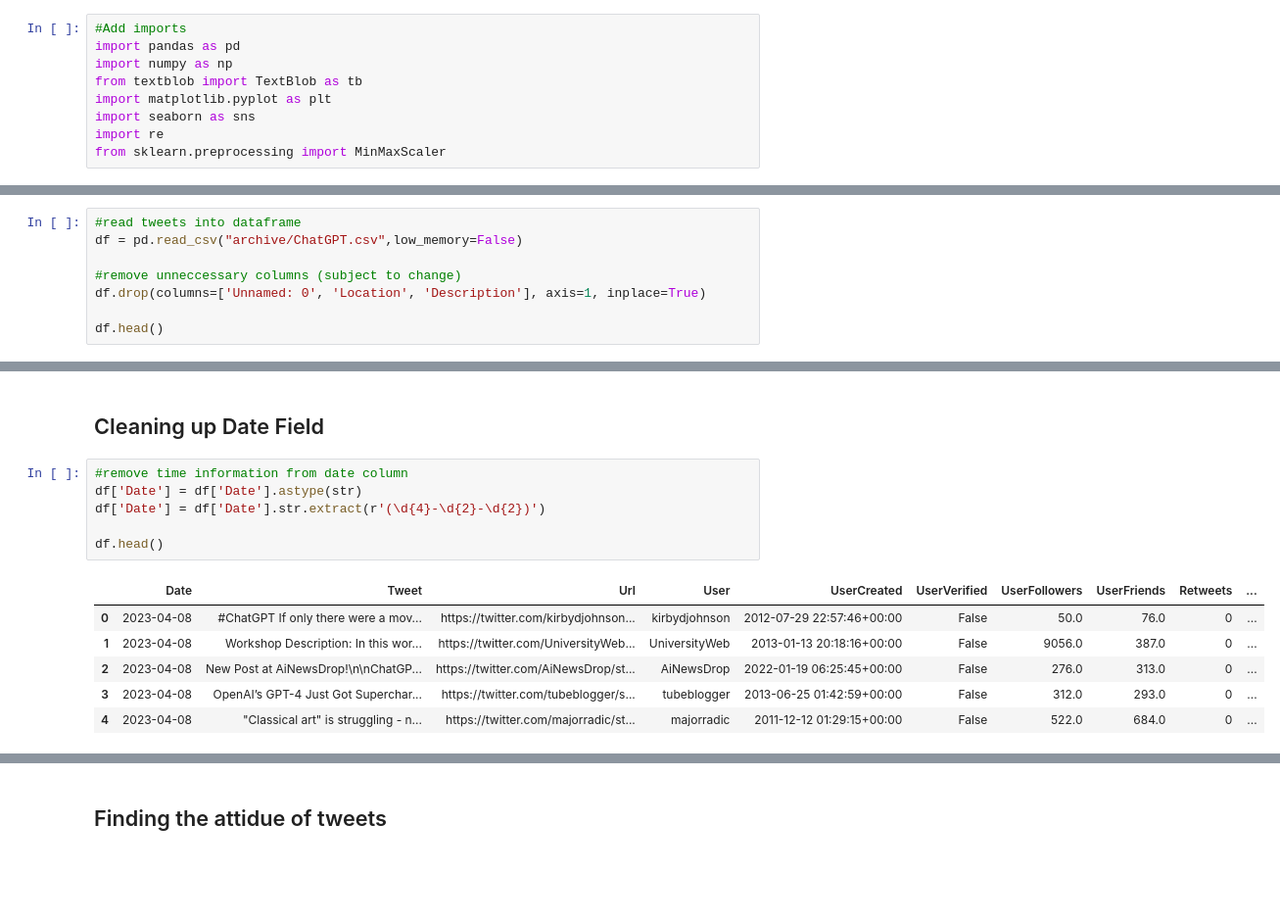
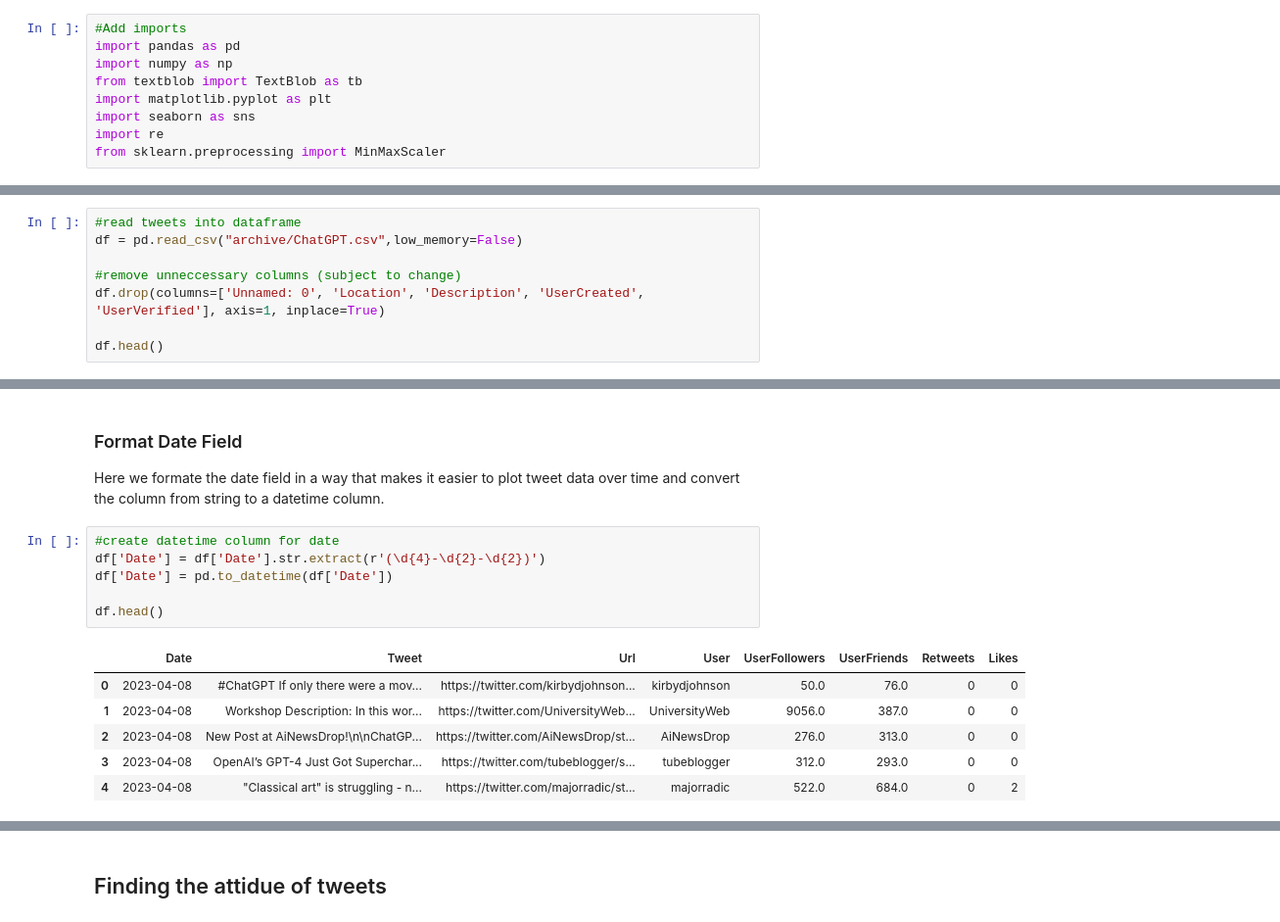
Before and after one commit to Jozue124/CMSC_320_Final_Tutorial, a Jupyter notebook: final_tutorial.ipynb, the cells around one changed output, grey strips where cells are left out. Shown at 98% size. Cells and saved outputs as stored; diff of their text form; blank space fills up the shorter version.

```diff
--- a/final_tutorial.ipynb
+++ b/final_tutorial.ipynb
@@ -27,0 +32,8 @@ from sklearn.preprocessing import MinMaxScaler
+# %%
+#read tweets into dataframe
+df = pd.read_csv("archive/ChatGPT.csv",low_memory=False)
+
+#remove unneccessary columns (subject to change)
+df.drop(columns=['Unnamed: 0', 'Location', 'Description', 'UserCreated', 'UserVerified'], axis=1, inplace=True)
+
+df.head()
@@ -30,8 +48,0 @@ from sklearn.preprocessing import MinMaxScaler
-# %%
-#read tweets into dataframe
-df = pd.read_csv("archive/ChatGPT.csv",low_memory=False)
-
-#remove unneccessary columns (subject to change)
-df.drop(columns=['Unnamed: 0', 'Location', 'Description'], axis=1, inplace=True)
-
-df.head()
@@ -45,15 +49,17 @@ df.head()
-# %% [markdown]
-## Cleaning up Date Field
+# %% [markdown]
+### Format Date Field
+
+Here we formate the date field in a way that makes it easier to plot tweet data over time and convert the column from string to a datetime column.
 # %%
-#remove time information from date column
-df['Date'] = df['Date'].astype(str)
+#create datetime column for date
 df['Date'] = df['Date'].str.extract(r'(\d{4}-\d{2}-\d{2})')
+df['Date'] = pd.to_datetime(df['Date'])
 
 df.head()
 # %% [output]
-|  | Date | Tweet | Url | User | UserCreated | UserVerified | UserFollowers | UserFriends | Retweets | ... |
-| 0 | 2023-04-08 | #ChatGPT If only there were a mov... | https://twitter.com/kirbydjohnson... | kirbydjohnson | 2012-07-29 22:57:46+00:00 | False | 50.0 | 76.0 | 0 | ... |
-| 1 | 2023-04-08 | Workshop Description: In this wor... | https://twitter.com/UniversityWeb... | UniversityWeb | 2013-01-13 20:18:16+00:00 | False | 9056.0 | 387.0 | 0 | ... |
-| 2 | 2023-04-08 | New Post at AiNewsDrop!\n\nChatGP... | https://twitter.com/AiNewsDrop/st... | AiNewsDrop | 2022-01-19 06:25:45+00:00 | False | 276.0 | 313.0 | 0 | ... |
-| 3 | 2023-04-08 | OpenAI’s GPT-4 Just Got Superchar... | https://twitter.com/tubeblogger/s... | tubeblogger | 2013-06-25 01:42:59+00:00 | False | 312.0 | 293.0 | 0 | ... |
-| 4 | 2023-04-08 | "Classical art" is struggling - n... | https://twitter.com/majorradic/st... | majorradic | 2011-12-12 01:29:15+00:00 | False | 522.0 | 684.0 | 0 | ... |
+|  | Date | Tweet | Url | User | UserFollowers | UserFriends | Retweets | Likes |
+| 0 | 2023-04-08 | #ChatGPT If only there were a mov... | https://twitter.com/kirbydjohnson... | kirbydjohnson | 50.0 | 76.0 | 0 | 0 |
+| 1 | 2023-04-08 | Workshop Description: In this wor... | https://twitter.com/UniversityWeb... | UniversityWeb | 9056.0 | 387.0 | 0 | 0 |
+| 2 | 2023-04-08 | New Post at AiNewsDrop!\n\nChatGP... | https://twitter.com/AiNewsDrop/st... | AiNewsDrop | 276.0 | 313.0 | 0 | 0 |
+| 3 | 2023-04-08 | OpenAI’s GPT-4 Just Got Superchar... | https://twitter.com/tubeblogger/s... | tubeblogger | 312.0 | 293.0 | 0 | 0 |
+| 4 | 2023-04-08 | "Classical art" is struggling - n... | https://twitter.com/majorradic/st... | majorradic | 522.0 | 684.0 | 0 | 2 |
```
Also changed, not shown: parts of 27 cells of this notebook.
